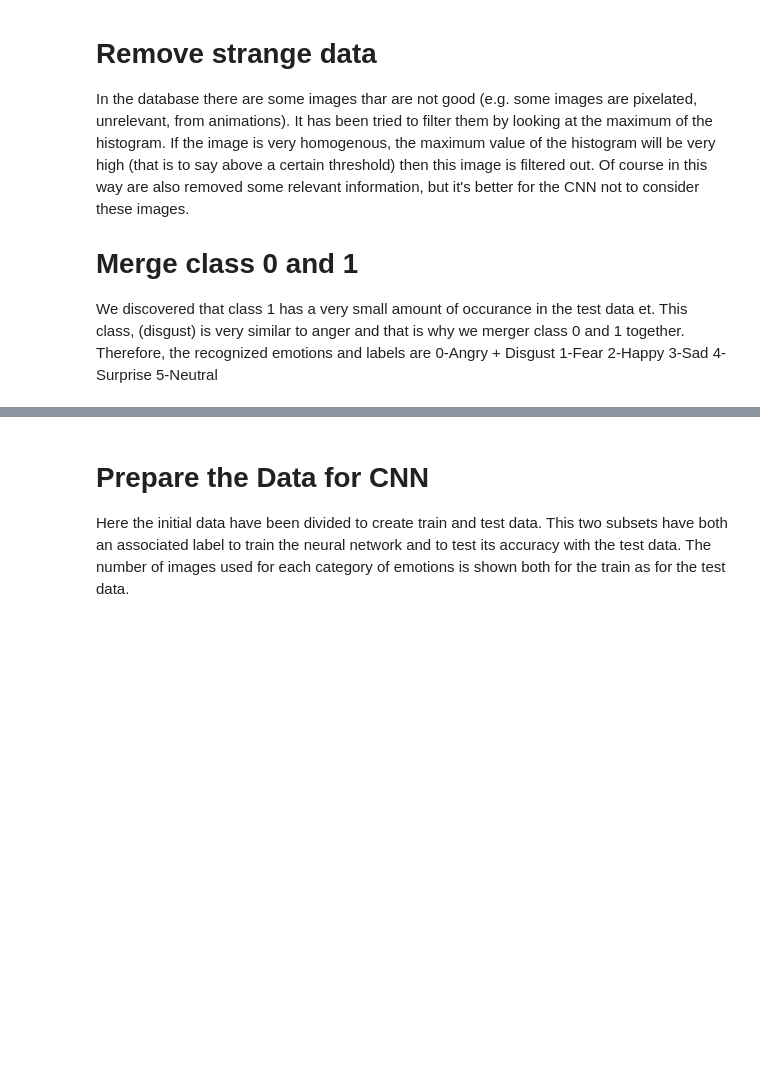
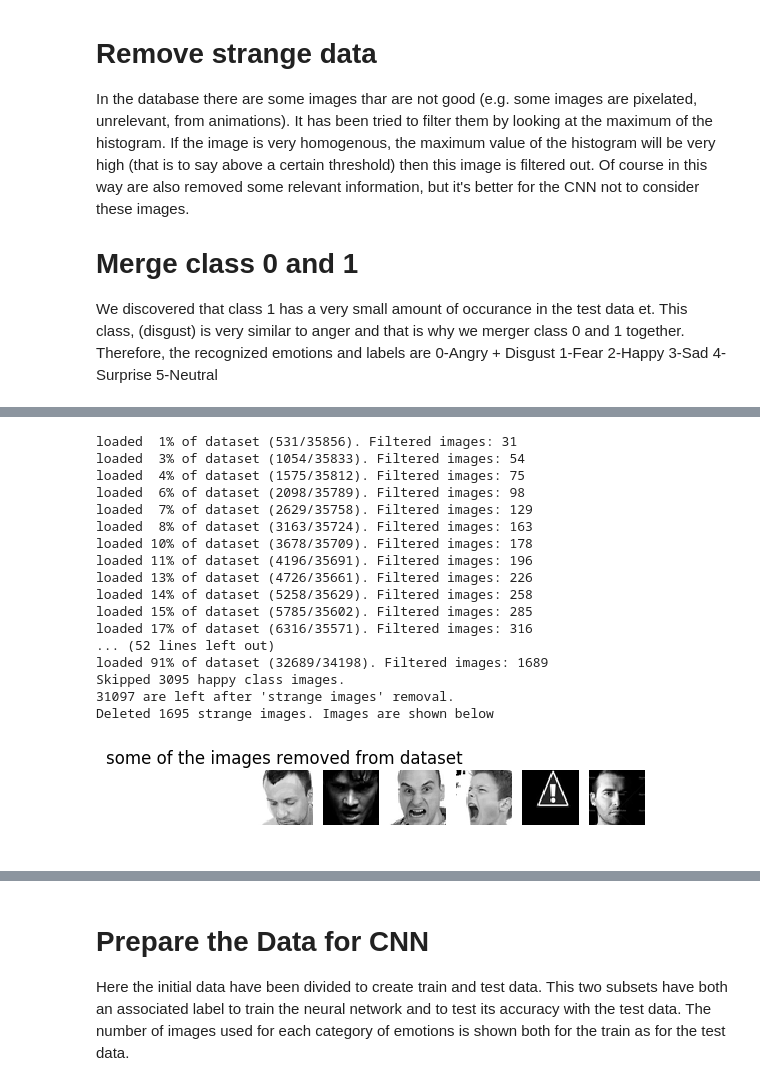
Before and after one commit to patryk-oleniuk/emotion_recognition, a Jupyter notebook: main_emotion_recognition_Patryk.ipynb, the cells around one changed output, grey strips where cells are left out. Saved outputs shown, nothing was run; the diff lists cells and outputs as text; code cells hidden in the pictures; blank space fills up the shorter version.

```diff
--- a/main_emotion_recognition_Patryk.ipynb
+++ b/main_emotion_recognition_Patryk.ipynb
@@ -160,3 +80,38 @@ Deleted 1695 strange images. Images are shown below
+# %%
+#Load the file in csv
+ifile  = open(emotions_dataset_dir, "rt")
+reader = csv.reader(ifile)
+
+hist_threshold = 350 # images above this threshold will be removed
+hist_div = 100 #parameter of the histogram
+
+print('Loading Images. It may take a while, depending on the database size.')
+images, emotions, strange_im, num_strange, num_skipped = ut.load_dataset(reader, numline, hist_div, hist_threshold)
+
+ifile.close()
+
+print('Skipped', num_skipped, 'happy class images.')
+print(str( len(images) ) + ' are left after \'strange images\' removal.')
+print('Deleted ' + str( num_strange ) + ' strange images. Images are shown below')
+# %% [output]
+loaded  1% of dataset (531/35856). Filtered images: 31
+loaded  3% of dataset (1054/35833). Filtered images: 54
+loaded  4% of dataset (1575/35812). Filtered images: 75
+loaded  6% of dataset (2098/35789). Filtered images: 98
+loaded  7% of dataset (2629/35758). Filtered images: 129
+loaded  8% of dataset (3163/35724). Filtered images: 163
+loaded 10% of dataset (3678/35709). Filtered images: 178
+loaded 11% of dataset (4196/35691). Filtered images: 196
+loaded 13% of dataset (4726/35661). Filtered images: 226
+loaded 14% of dataset (5258/35629). Filtered images: 258
+loaded 15% of dataset (5785/35602). Filtered images: 285
+loaded 17% of dataset (6316/35571). Filtered images: 316
+... (52 lines left out)
+loaded 91% of dataset (32689/34198). Filtered images: 1689
+Skipped 3095 happy class images.
+31097 are left after 'strange images' removal.
+Deleted 1695 strange images. Images are shown below
+[figure, added]
 # %%
 # showing strange images
 plt.rcParams['figure.figsize'] = (5.0, 5.0) # set default size of plots
```
Also changed, not shown: parts of 15 cells of this notebook, 1 other file.
